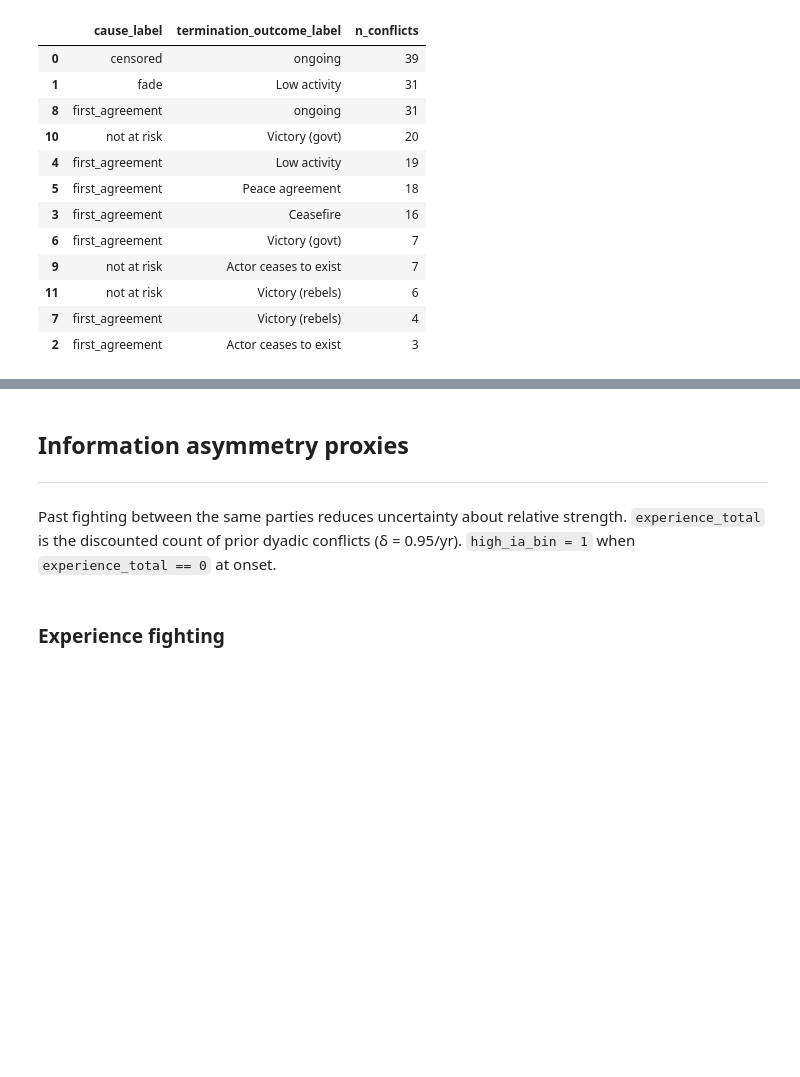
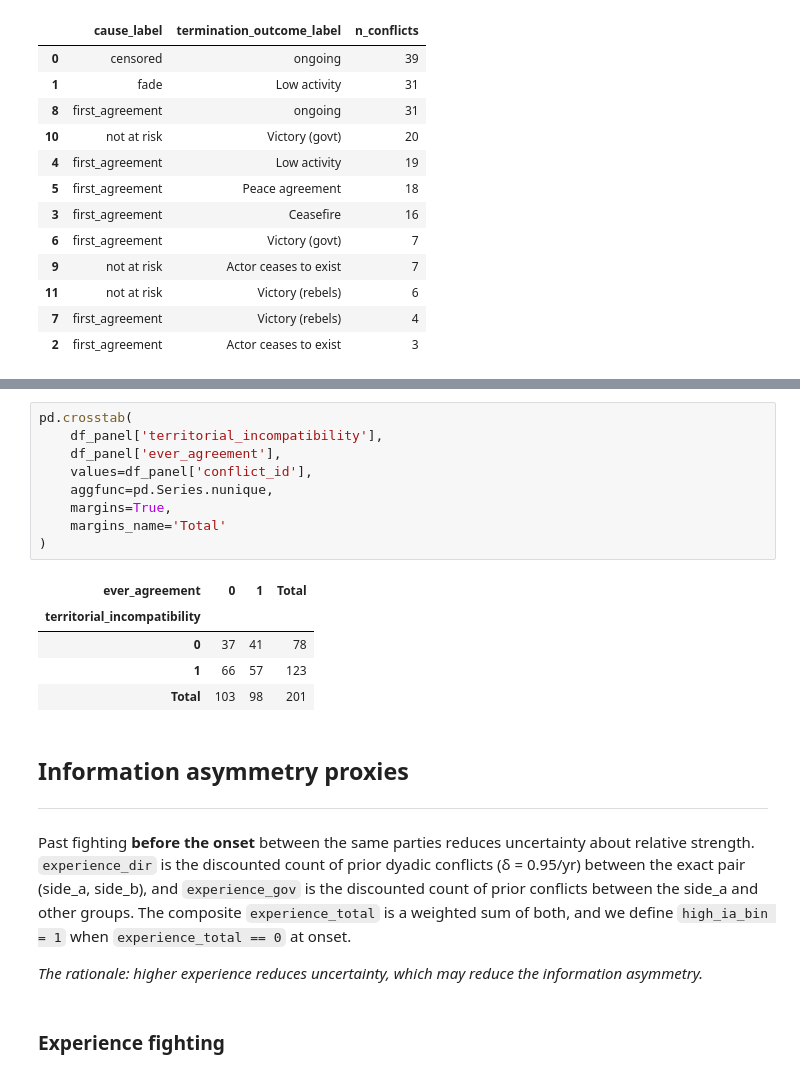
Before and after one commit to luciasauer/agreements_violence, a Jupyter notebook: src/3_survival_analysis/1_spell_dataset_construction.ipynb, the cells around one changed output, grey strips where cells are left out. Saved outputs shown, nothing was run; the diff lists cells and outputs as text; blank space fills up the shorter version.

```diff
--- a/src/3_survival_analysis/1_spell_dataset_construction.ipynb
+++ b/src/3_survival_analysis/1_spell_dataset_construction.ipynb
@@ -139,9 +138,26 @@ Territorial incompatibility: 74 of 201 conflicts
+# %%
+pd.crosstab(
+    df_panel['territorial_incompatibility'],
+    df_panel['ever_agreement'],
+    values=df_panel['conflict_id'],
+    aggfunc=pd.Series.nunique,
+    margins=True,
+    margins_name='Total'
+)
+# %% [output]
+| ever_agreement | 0 | 1 | Total |
+| territorial_incompatibility |  |  |  |
+| 0 | 37 | 41 | 78 |
+| 1 | 66 | 57 | 123 |
+| Total | 103 | 98 | 201 |
 # %% [markdown]
 ## Information asymmetry proxies
 
 ---
 
-Past fighting between the same parties reduces uncertainty about relative strength. `experience_total` is the discounted count of prior dyadic conflicts (δ = 0.95/yr). `high_ia_bin = 1` when `experience_total == 0` at onset.
+Past fighting **before the onset** between the same parties reduces uncertainty about relative strength. `experience_dir` is the discounted count of prior dyadic conflicts (δ = 0.95/yr) between the exact pair (side_a, side_b), and `experience_gov` is the discounted count of prior conflicts between the side_a and other groups. The composite `experience_total` is a weighted sum of both, and we define `high_ia_bin = 1` when `experience_total == 0` at onset.
+
+*The rationale: higher experience reduces uncertainty, which may reduce the information asymmetry.*
 # %% [markdown]
 ### Experience fighting
 # %%
```
Also changed, not shown: parts of 32 cells of this notebook, 1 other file.
